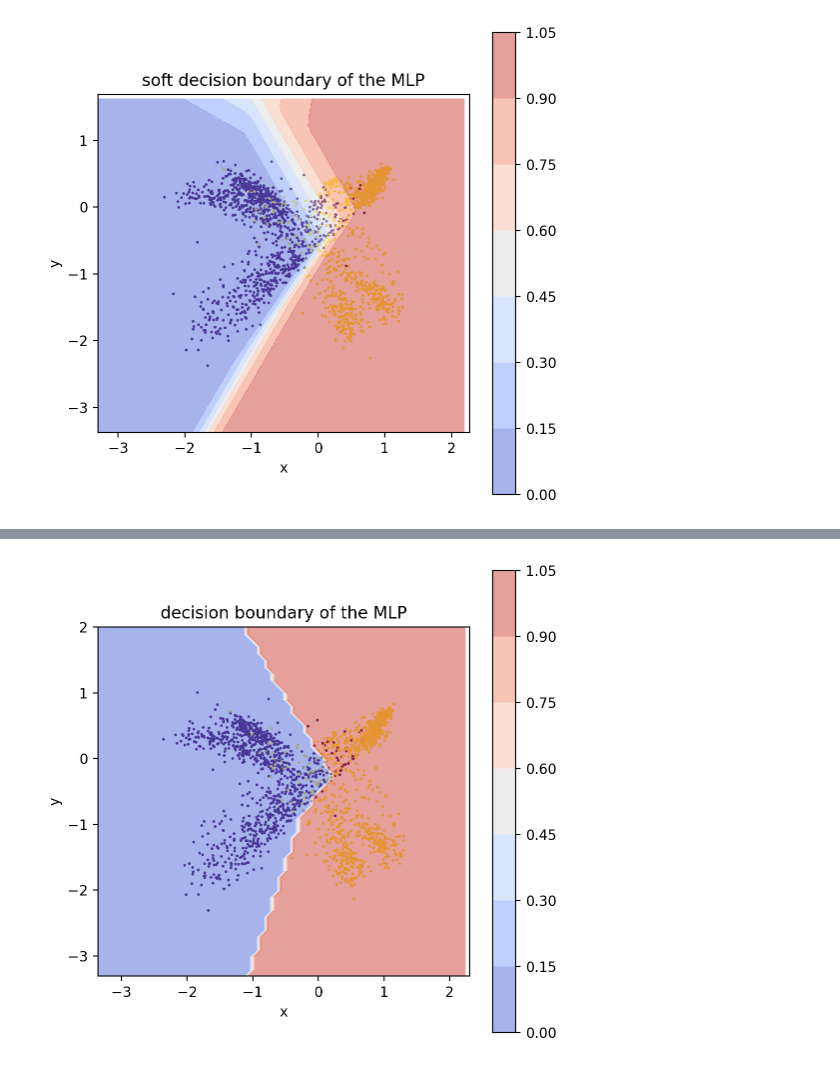
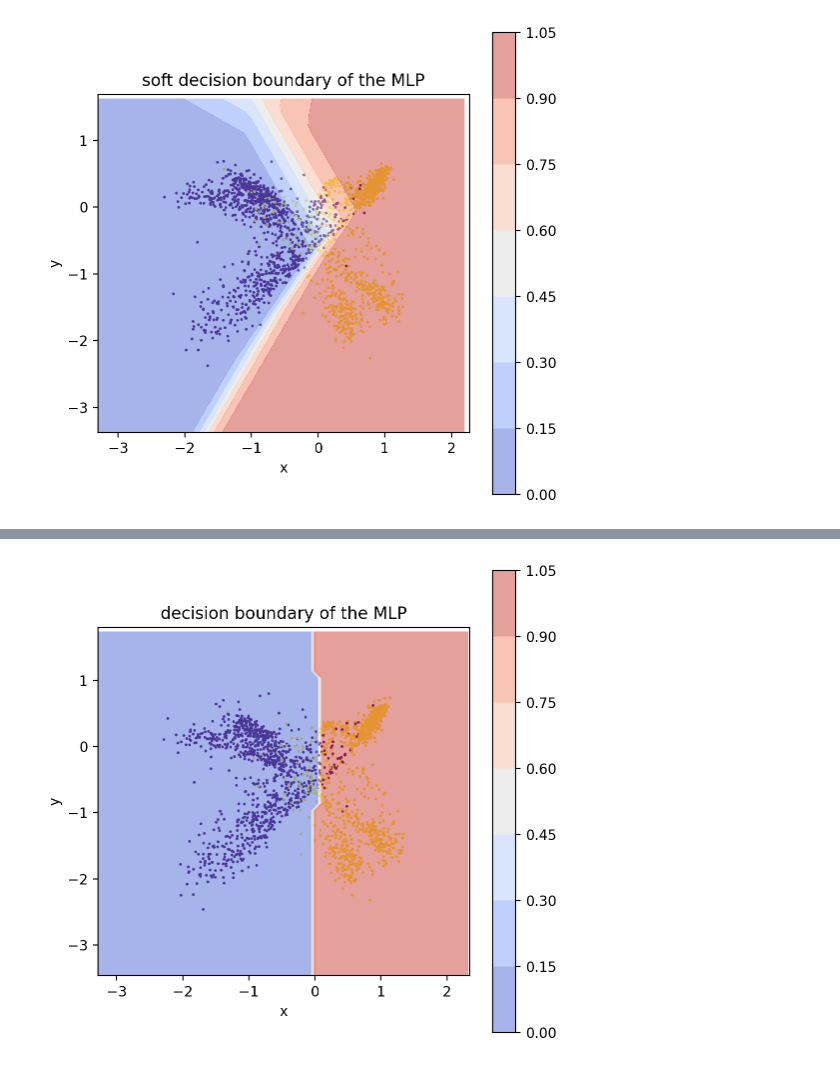
Before and after one commit to Fjallripa/Truth_is_Universal, a Jupyter notebook: MLP_classifier_prototyping.ipynb, the cells around one changed output, grey strips where cells are left out. Cells and saved outputs as stored; diff of their text form; code cells hidden in the pictures.

```diff
--- a/MLP_classifier_prototyping.ipynb
+++ b/MLP_classifier_prototyping.ipynb
@@ -289,0 +289,18 @@ Final Loss = 0.1386217474937439
+# %%
+# hyperparameters
+model_family = 'Llama3'   # options are 'Llama3', 'Llama2', 'Gemma', 'Gemma2' or 'Mistral'
+model_size = '8B'
+model_type = 'chat'   # options are 'chat' or 'base'
+layer = 12   # layer from which to extract activations
+model_name = f"{model_family}_{model_size}_{model_type}"   # for saving the plots
+
+# define datasets used for training
+# the ordering [affirmative_dataset1, negated_dataset1, affirmative_dataset2, negated_dataset2, ...] is required by some functions
+train_sets = ["cities", "neg_cities", "sp_en_trans", "neg_sp_en_trans", "inventors", "neg_inventors", "animal_class",
+                  "neg_animal_class", "element_symb", "neg_element_symb", "facts", "neg_facts"]
+# get size of each training dataset to include an equal number of statements from each topic in training data
+train_set_sizes = dataset_sizes(train_sets)
+# %%
+# Gather training data and train the probe
+acts_centered, acts, labels, polarities = collect_training_data(train_sets, train_set_sizes, model_family, model_size, model_type, layer)
+probe = SimpleMLPProbe.from_data(acts, labels, polarities, verbose=True)
@@ -290,30 +319,34 @@ Final Loss = 0.1386217474937439
+# %%
+t_g, t_p = learn_truth_directions(acts_centered, labels, polarities)
+acts_projected_g = t_g @ acts.T
+acts_projected_p = t_p @ acts.T
 # %%
 # make test grid
 # create a grid of points to classify
-x_min, x_max = acts_data[:, 0].min() - 1, acts_data[:, 0].max() + 1
-y_min, y_max = acts_data[:, 1].min() - 1, acts_data[:, 1].max() + 1
+x_min, x_max = acts_projected_g.min() - 1, acts_projected_g.max() + 1
+y_min, y_max = acts_projected_p.min() - 1, acts_projected_p.max() + 1
 xx, yy = np.meshgrid(np.arange(x_min, x_max, 0.1), np.arange(y_min, y_max, 0.1))
 #print(f"xx shape: {xx.shape}, yy shape: {yy.shape}")
 
 # convert grid points to tensor
 grid_points = torch.tensor(np.c_[xx.ravel(), yy.ravel()], dtype=torch.float32)
 
-act_labels_grid = probes_model.pred(grid_points).detach().numpy()   # run the classification
-act_labels_grid = act_labels_grid.reshape(xx.shape)   # reshape the labels to match the grid shape
+labels_grid = probe.pred(grid_points, is_2d=True).detach().numpy()   # run the classification
+labels_grid = labels_grid.reshape(xx.shape)   # reshape the labels to match the grid shape
 
 # plot the soft decision boundary
 plt.figure(figsize=(6, 6))
 plt.title("decision boundary of the MLP")
 plt.xlabel("x")
 plt.ylabel("y")
 plt.xlim(x_min, x_max)
 plt.ylim(y_min, y_max)
 
 plt.gca().set_aspect('equal')
-plt.scatter(acts_data[:, 0], acts_data[:, 1], c=act_labels, s=1)
-plt.contourf(xx, yy, act_labels_grid, alpha=0.5, cmap='coolwarm')
+plt.scatter(acts_projected_g, acts_projected_p, c=labels, s=1)
+plt.contourf(xx, yy, labels_grid, alpha=0.5, cmap='coolwarm')
 plt.colorbar()
 
 plt.show()
 # %% [output]
-[figure, old version]
+[figure, new version]
```
Also changed, not shown: parts of 9 cells of this notebook, 2 other files.
